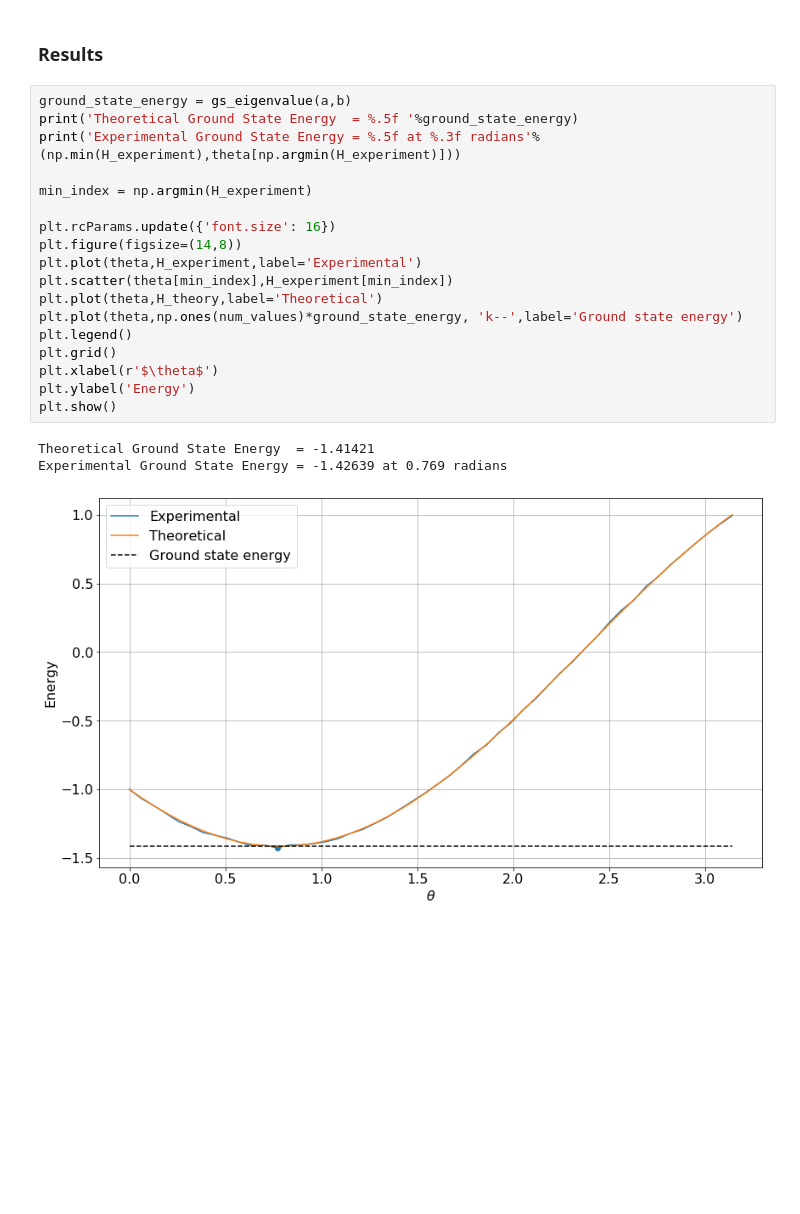
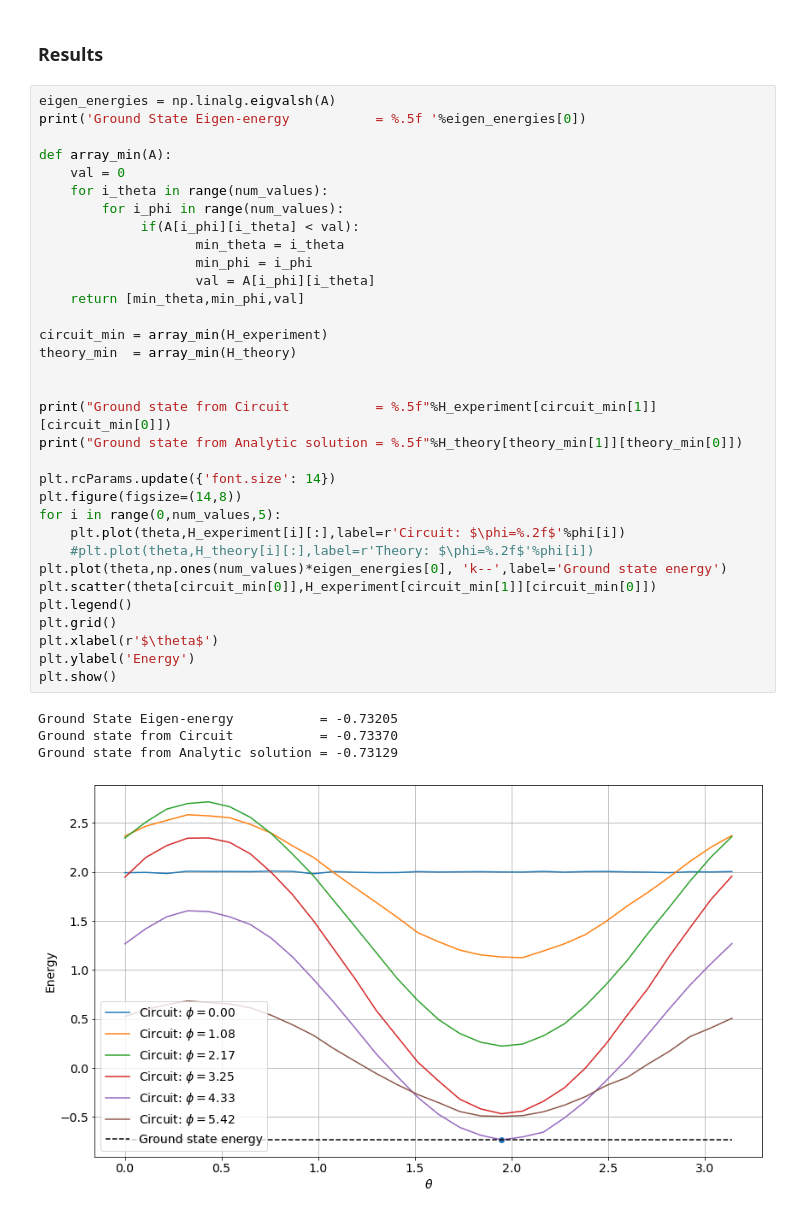
Before and after one commit to cwjsdsu/Qractice, a Jupyter notebook: McBrian/VQE_2x2.ipynb, the cells around one changed output. Saved outputs shown, nothing was run; the diff lists cells and outputs as text; blank space fills up the shorter version.

```diff
--- a/McBrian/VQE_2x2.ipynb
+++ b/McBrian/VQE_2x2.ipynb
@@ -99,24 +122,40 @@ for i in range(num_values):
 # %% [markdown]
 ### Results
-# %%
-ground_state_energy = gs_eigenvalue(a,b)
-print('Theoretical Ground State Energy  = %.5f '%ground_state_energy)
-print('Experimental Ground State Energy = %.5f at %.3f radians'%(np.min(H_experiment),theta[np.argmin(H_experiment)]))
-
-min_index = np.argmin(H_experiment)
-
-plt.rcParams.update({'font.size': 16})
-plt.figure(figsize=(14,8))
-plt.plot(theta,H_experiment,label='Experimental')
-plt.scatter(theta[min_index],H_experiment[min_index])
-plt.plot(theta,H_theory,label='Theoretical')
-plt.plot(theta,np.ones(num_values)*ground_state_energy, 'k--',label='Ground state energy')
-plt.legend()
-plt.grid()
-plt.xlabel(r'$\theta$')
-plt.ylabel('Energy')
-plt.show()
-# %% [output]
-Theoretical Ground State Energy  = -1.41421
-Experimental Ground State Energy = -1.42639 at 0.769 radians
-[figure, removed]
+# %%
+eigen_energies = np.linalg.eigvalsh(A)
+print('Ground State Eigen-energy           = %.5f '%eigen_energies[0])
+
+def array_min(A):
+    val = 0
+    for i_theta in range(num_values):
+        for i_phi in range(num_values):
+             if(A[i_phi][i_theta] < val):
+                    min_theta = i_theta
+                    min_phi = i_phi
+                    val = A[i_phi][i_theta]
+    return [min_theta,min_phi,val]
+
+circuit_min = array_min(H_experiment)
+theory_min  = array_min(H_theory)
+
+
+print("Ground state from Circuit           = %.5f"%H_experiment[circuit_min[1]][circuit_min[0]])
+print("Ground state from Analytic solution = %.5f"%H_theory[theory_min[1]][theory_min[0]])
+
+plt.rcParams.update({'font.size': 14})
+plt.figure(figsize=(14,8))
+for i in range(0,num_values,5):
+    plt.plot(theta,H_experiment[i][:],label=r'Circuit: $\phi=%.2f$'%phi[i])
+    #plt.plot(theta,H_theory[i][:],label=r'Theory: $\phi=%.2f$'%phi[i])
+plt.plot(theta,np.ones(num_values)*eigen_energies[0], 'k--',label='Ground state energy')
+plt.scatter(theta[circuit_min[0]],H_experiment[circuit_min[1]][circuit_min[0]])
+plt.legend()
+plt.grid()
+plt.xlabel(r'$\theta$')
+plt.ylabel('Energy')
+plt.show()
+# %% [output]
+Ground State Eigen-energy           = -0.73205
+Ground state from Circuit           = -0.73370
+Ground state from Analytic solution = -0.73129
+[figure, added]
```
Also changed, not shown: parts of 11 cells of this notebook.
